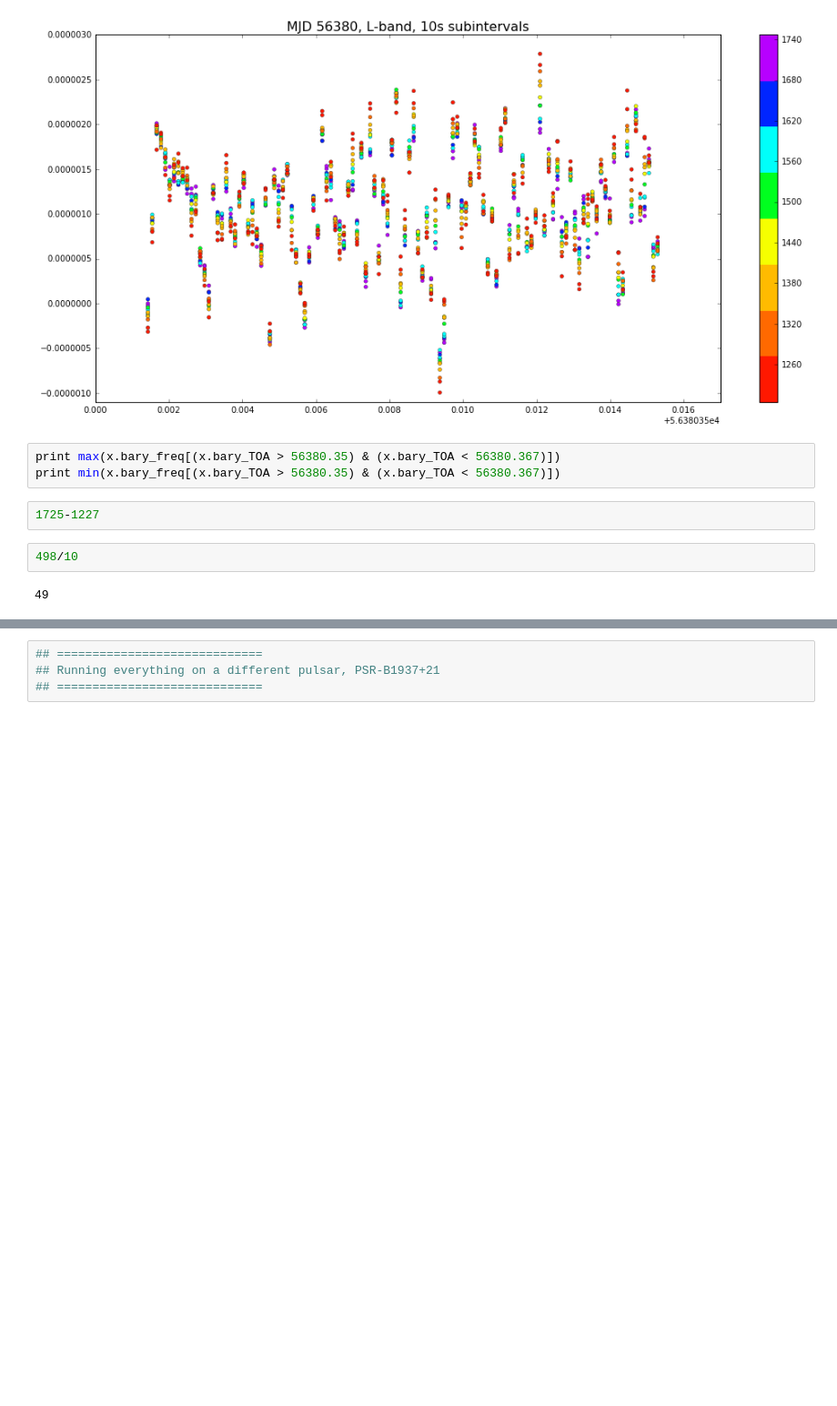
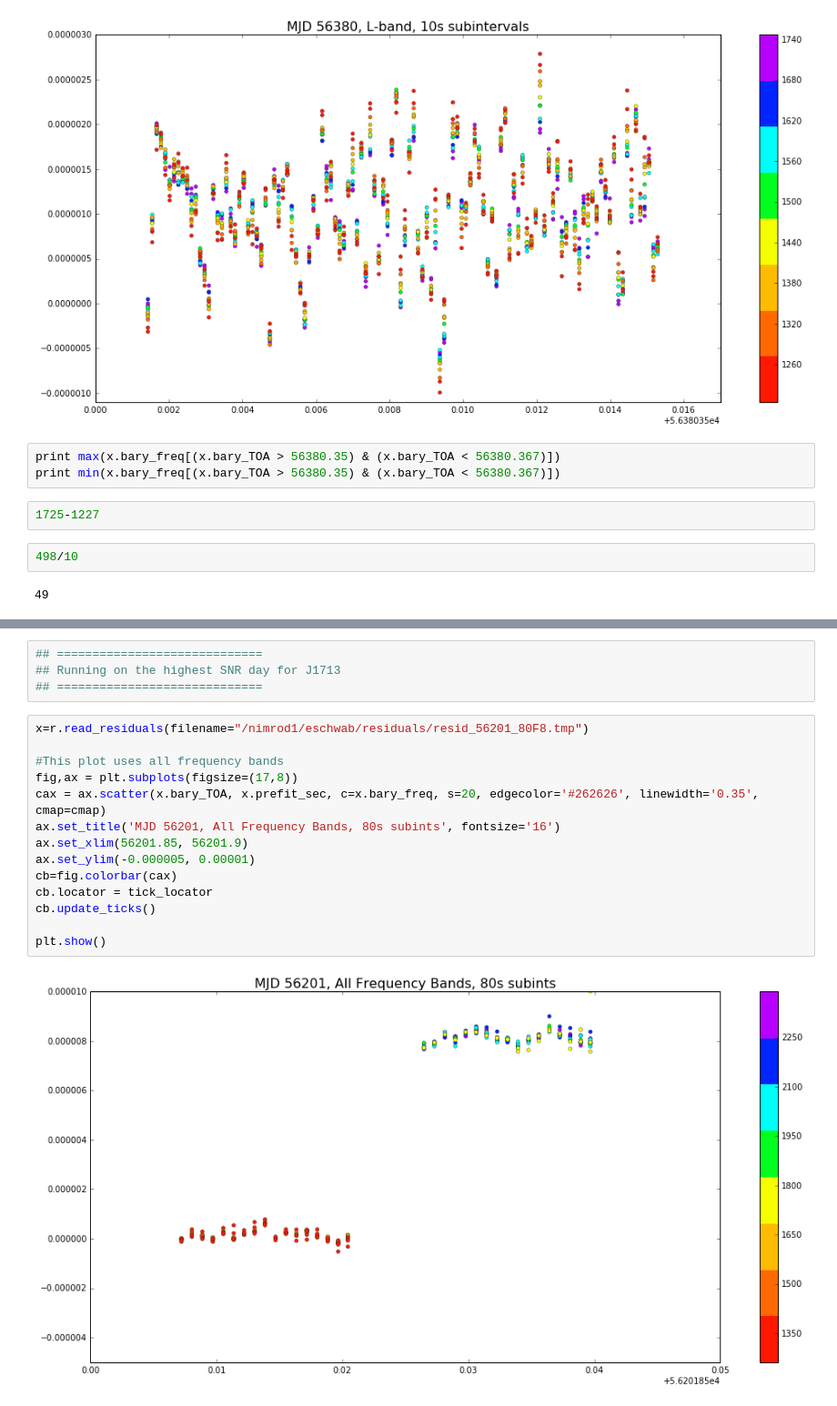
Before and after one commit to elliesch/pulsar_codes, a Jupyter notebook: ResidVsTime.ipynb, the cells around one changed output, grey strips where cells are left out. Shown at 91% size. Saved outputs shown, nothing was run; the diff lists cells and outputs as text; blank space fills up the shorter version.

```diff
--- a/ResidVsTime.ipynb
+++ b/ResidVsTime.ipynb
@@ -174,4 +165,20 @@ plt.show()
-# %%
-## =============================
-## Running everything on a different pulsar, PSR-B1937+21
-## =============================
+# %%
+## =============================
+## Running on the highest SNR day for J1713
+## =============================
+# %%
+x=r.read_residuals(filename="/nimrod1/eschwab/residuals/resid_56201_80F8.tmp")
+
+#This plot uses all frequency bands
+fig,ax = plt.subplots(figsize=(17,8))
+cax = ax.scatter(x.bary_TOA, x.prefit_sec, c=x.bary_freq, s=20, edgecolor='#262626', linewidth='0.35', cmap=cmap)
+ax.set_title('MJD 56201, All Frequency Bands, 80s subints', fontsize='16')
+ax.set_xlim(56201.85, 56201.9)
+ax.set_ylim(-0.000005, 0.00001)
+cb=fig.colorbar(cax)
+cb.locator = tick_locator
+cb.update_ticks()
+
+plt.show()
+# %% [output]
+[figure, added]
```
Also changed, not shown: parts of 12 cells of this notebook.
